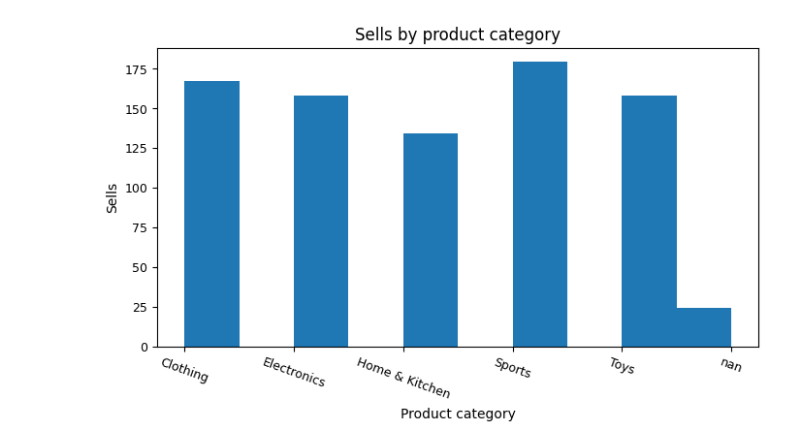
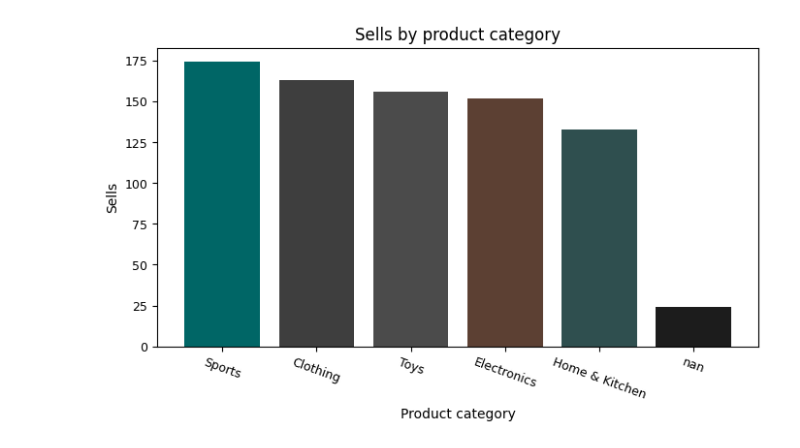
Before and after one commit to 317745/ETL_LAB-6, a Jupyter notebook: EDA.ipynb, the cells around one changed output. Drawn from its saved outputs; the diff is of its cells as text; code cells hidden in the pictures.

```diff
--- a/EDA.ipynb
+++ b/EDA.ipynb
@@ -115,20 +156,27 @@ valuesAmount = valuesAmount.sort_values(by=['Count'], ascending=False)
 valuesTransactionID = df['transaction_id'].value_counts(dropna = False).reset_index()
 valuesTransactionID.columns = ['ID', 'Count']
 valuesTransactionID = valuesTransactionID.sort_values(by=['Count'], ascending=False)
+# %%
+counts = df['product_category'].astype(str).value_counts()
+
+fig, ax = plt.subplots(figsize=(8, 4))
+ax.bar(
+    counts.index,
+    counts.values,
+    color = ['#006666','#3E3E3E','#4B4B4B', '#5C4033','#2F4F4F','#1C1C1C']
+)
+
+ax.set_xlabel('Product category')
+ax.set_ylabel('Sells')
+ax.set_title('Sells by product category')
+plt.xticks(fontsize=9, rotation=-20)
+plt.yticks(fontsize=9)
+plt.show()
+# %% [output]
+[figure, added]
 # %%
 valuesAmount5 = valuesAmount.iloc[0:5]
 valuesProductsCategory5 = valuesProductsCategory.iloc[0:5]
 valuesPurchaseDate5 = valuesPurchaseDate.iloc[0:5]
 valuesTransactionID5 = valuesTransactionID.iloc[0:5]
 valuesCustomerID5 = valuesCustomerID.iloc[0:5]
-# %%
-fig, ax = plt.subplots(figsize=(8, 4))
-ax.hist(df['product_category'].astype(str))
-ax.set_xlabel('Product category')
-ax.set_ylabel('Sells')
-ax.set_title('Sells by product category')
-plt.xticks(fontsize = 9, rotation = -20)
-plt.yticks(fontsize = 9, rotation = 0)
-plt.show()
-# %% [output]
-[figure, removed]
```
Also changed, not shown: parts of 9 cells of this notebook, 6 other files.
